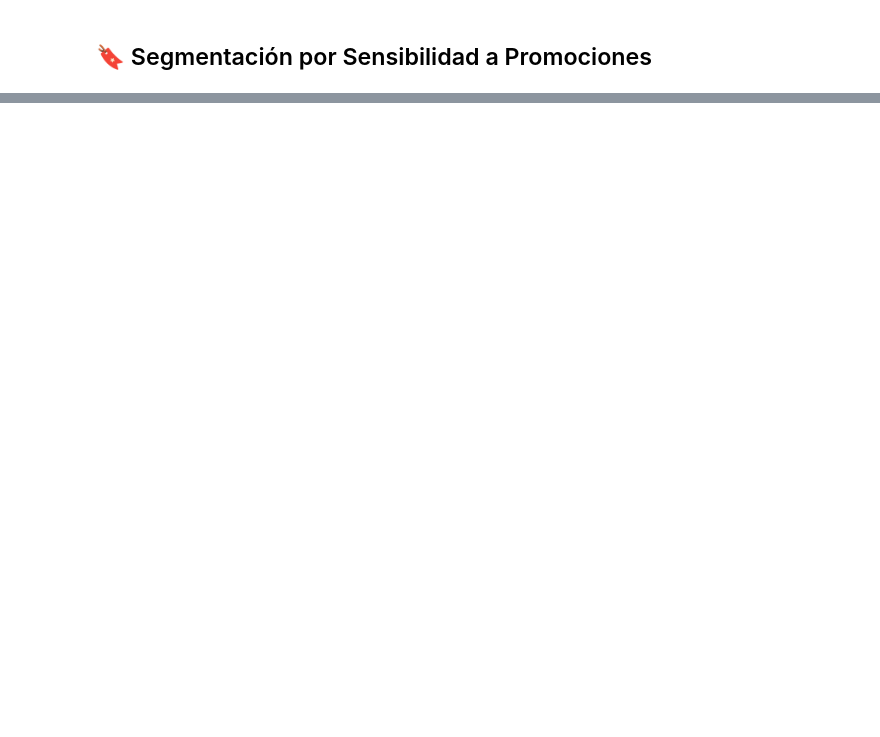
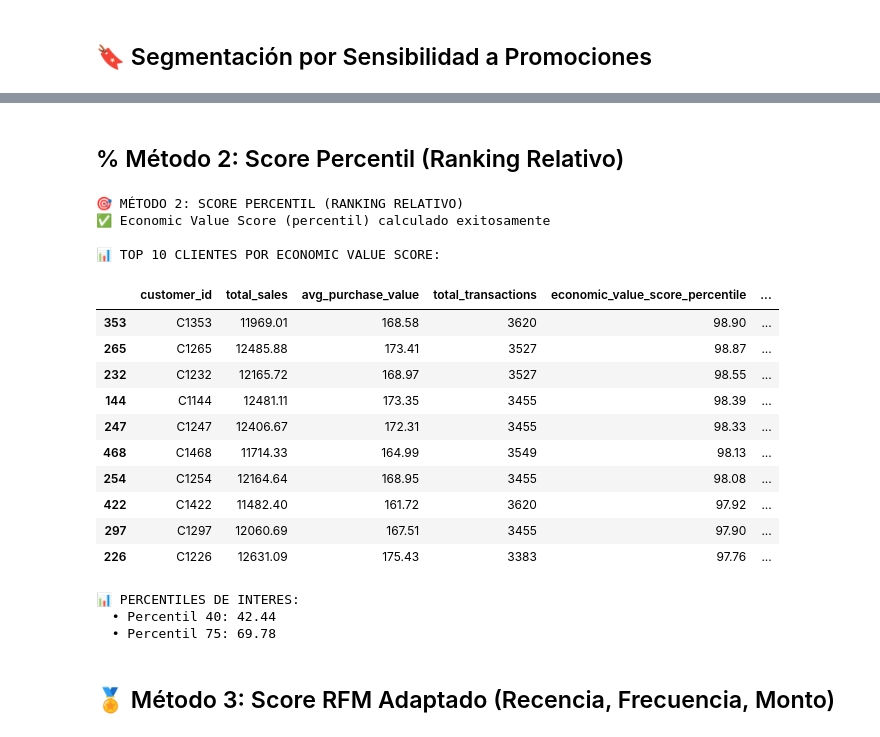
Before and after one commit to ChurnGuard/ChurnInsight, a Jupyter notebook: data-science/notebooks/Data_Analyst.ipynb, the cells around one changed output, grey strips where cells are left out. Saved outputs shown, nothing was run; the diff lists cells and outputs as text; code cells hidden in the pictures; blank space fills up the shorter version.

```diff
--- a/data-science/notebooks/Data_Analyst.ipynb
+++ b/data-science/notebooks/Data_Analyst.ipynb
@@ -1567,0 +2113,79 @@ if all(col in df_promo.columns for col in ['promo_flag', 'avg_discount_used']):
+# %% [markdown]
+## % Método 2: Score Percentil (Ranking Relativo)
+# %%
+print("\n🎯 MÉTODO 2: SCORE PERCENTIL (RANKING RELATIVO)")
+
+def calculate_economic_value_score_percentile(df, weight_sales=0.5, weight_value=0.3, weight_freq=0.2):
+    """
+    Calcula el Economic Value Score basado en percentiles
+
+    Fórmula:
+    score = (sales_percentile * weight_sales) + (value_percentile * weight_value) + (freq_percentile * weight_freq)
+    """
+    df_scored = df.copy()
+
+    # Calcular percentiles para cada variable
+    for var in ['total_sales', 'avg_purchase_value', 'total_transactions']:
+        df_scored[f'{var}_percentile'] = df_scored[var].rank(pct=True) * 100
+
+    # Calcular score compuesto basado en percentiles
+    df_scored['economic_value_score_percentile'] = (
+        df_scored['total_sales_percentile'] * weight_sales +
+        df_scored['avg_purchase_value_percentile'] * weight_value +
+        df_scored['total_transactions_percentile'] * weight_freq
+    ).round(2)
+
+    # Clasificar en segmentos basados en percentiles
+    df_scored['economic_value_tier_percentile'] = pd.cut(
+        df_scored['economic_value_score_percentile'],
+        bins=[0, 20, 40, 60, 80, 100],
+        labels=['Muy Bajo', 'Bajo', 'Medio', 'Alto', 'Muy Alto'],
+        include_lowest=True
+    )
+
+    # Calcular ranking (1 es el mejor)
+    df_scored['economic_value_rank'] = df_scored['economic_value_score_percentile'].rank(ascending=False, method='min').astype(int)
+
+    return df_scored
+
+# Calcular score percentil
+df_economic = calculate_economic_value_score_percentile(df_economic)
+
+print("✅ Economic Value Score (percentil) calculado exitosamente")
+print(f"\n📊 TOP 10 CLIENTES POR ECONOMIC VALUE SCORE:")
+
+top_10 = df_economic.nlargest(10, 'economic_value_score_percentile')[
+    ['customer_id', 'total_sales', 'avg_purchase_value', 'total_transactions',
+     'economic_value_score_percentile', 'economic_value_rank']
+].round(2)
+
+display(top_10)
+
+
+print("\n📊 PERCENTILES DE INTERES:")
+percentile_40 = df_economic['economic_value_score_percentile'].quantile(0.40)
+percentile_75 = df_economic['economic_value_score_percentile'].quantile(0.75)
+
+print(f"  • Percentil 40: {percentile_40:.2f}")
+print(f"  • Percentil 75: {percentile_75:.2f}")
+# %% [output]
+🎯 MÉTODO 2: SCORE PERCENTIL (RANKING RELATIVO)
+✅ Economic Value Score (percentil) calculado exitosamente
+
+📊 TOP 10 CLIENTES POR ECONOMIC VALUE SCORE:
+|  | customer_id | total_sales | avg_purchase_value | total_transactions | economic_value_score_percentile | ... |
+| 353 | C1353 | 11969.01 | 168.58 | 3620 | 98.90 | ... |
+| 265 | C1265 | 12485.88 | 173.41 | 3527 | 98.87 | ... |
+| 232 | C1232 | 12165.72 | 168.97 | 3527 | 98.55 | ... |
+| 144 | C1144 | 12481.11 | 173.35 | 3455 | 98.39 | ... |
+| 247 | C1247 | 12406.67 | 172.31 | 3455 | 98.33 | ... |
+| 468 | C1468 | 11714.33 | 164.99 | 3549 | 98.13 | ... |
+| 254 | C1254 | 12164.64 | 168.95 | 3455 | 98.08 | ... |
+| 422 | C1422 | 11482.40 | 161.72 | 3620 | 97.92 | ... |
+| 297 | C1297 | 12060.69 | 167.51 | 3455 | 97.90 | ... |
+| 226 | C1226 | 12631.09 | 175.43 | 3383 | 97.76 | ... |
+📊 PERCENTILES DE INTERES:
+  • Percentil 40: 42.44
+  • Percentil 75: 69.78
+# %% [markdown]
+## 🏅 Método 3: Score RFM Adaptado (Recencia, Frecuencia, Monto)
```
Also changed, not shown: parts of 24 cells of this notebook.
